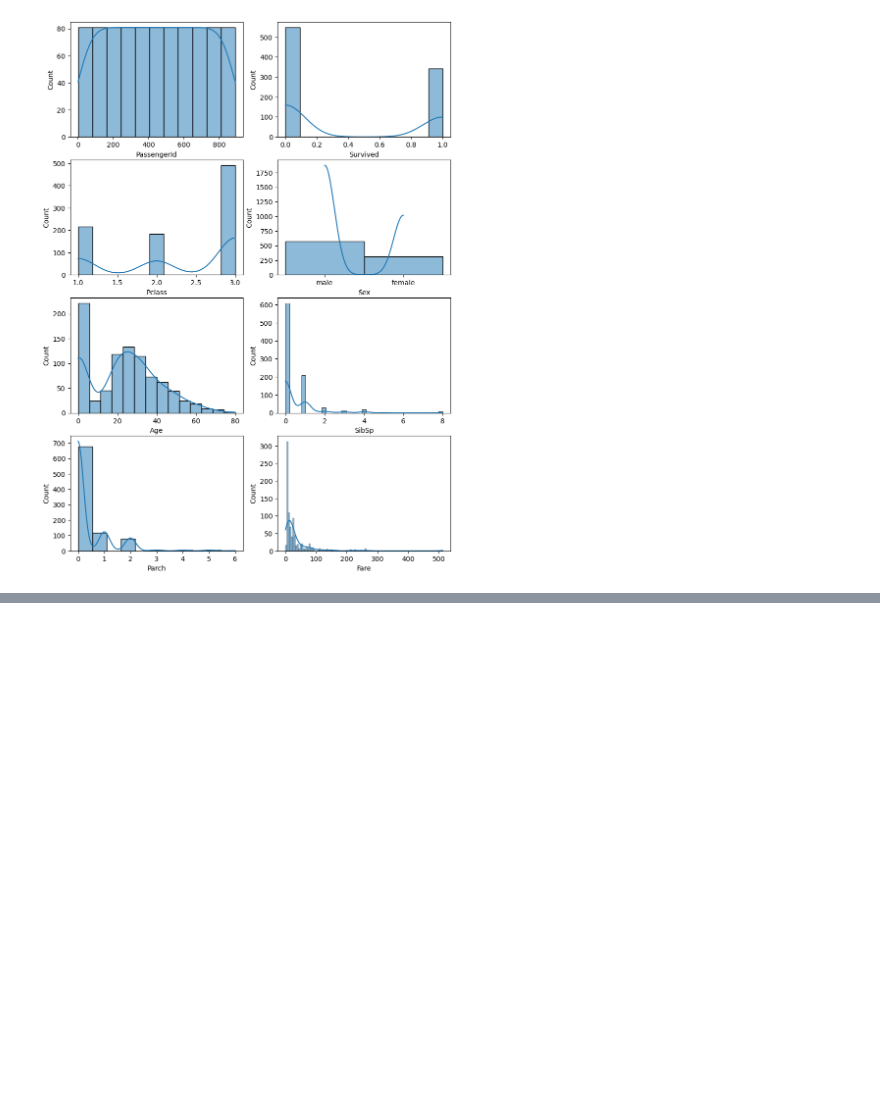
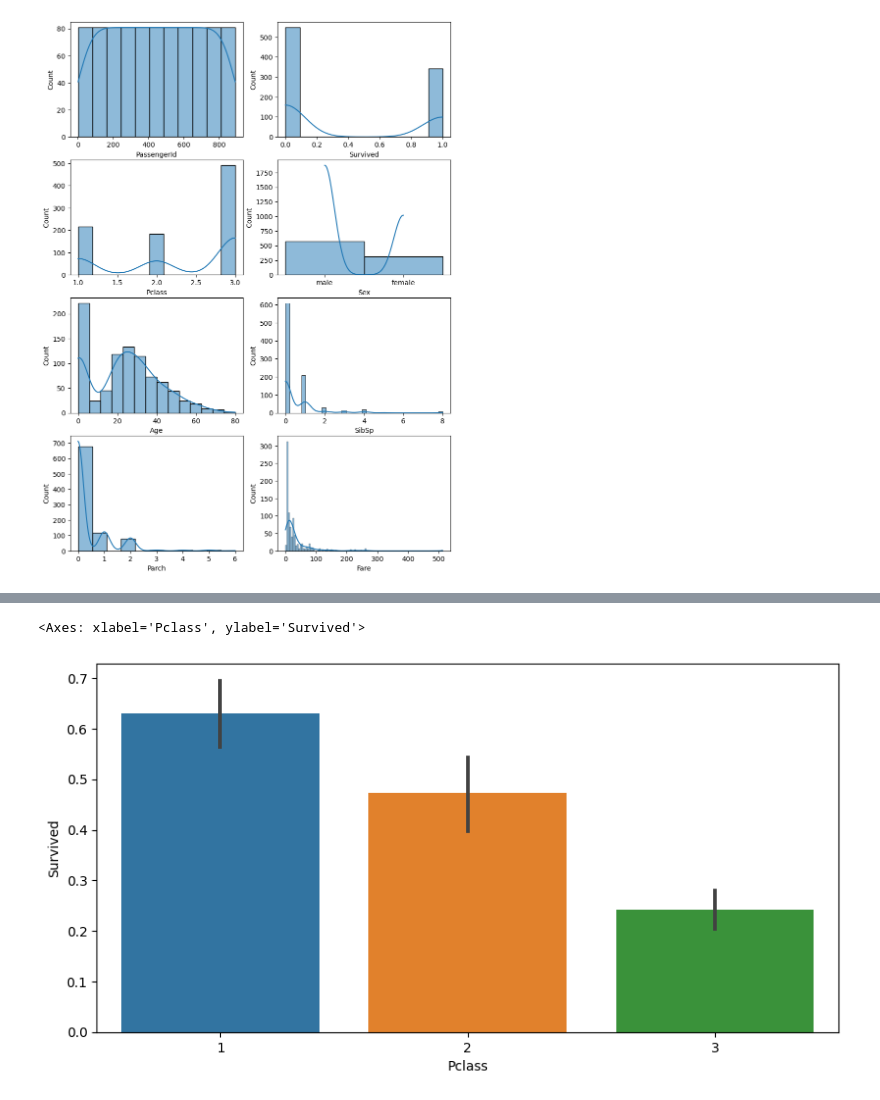
Before and after one commit to Denniels/titanic, a Jupyter notebook: titanic.ipynb, the cells around one changed output, grey strips where cells are left out. Drawn from its saved outputs; the diff is of its cells as text; code cells hidden in the pictures; blank space fills up the shorter version.

```diff
--- a/titanic.ipynb
+++ b/titanic.ipynb
@@ -115,0 +126,10 @@ sns.histplot(data = train_data, x = 'Fare', ax = axes[3,1], kde = True)
+# %%
+plt.rcParams["figure.figsize"] = (10,5)
+sns.barplot(
+    x='Pclass',
+    y='Survived',
+    data=train_data
+)
+# %% [output]
+<Axes: xlabel='Pclass', ylabel='Survived'>
+[figure, added]
```
Also changed, not shown: parts of 4 cells of this notebook.
